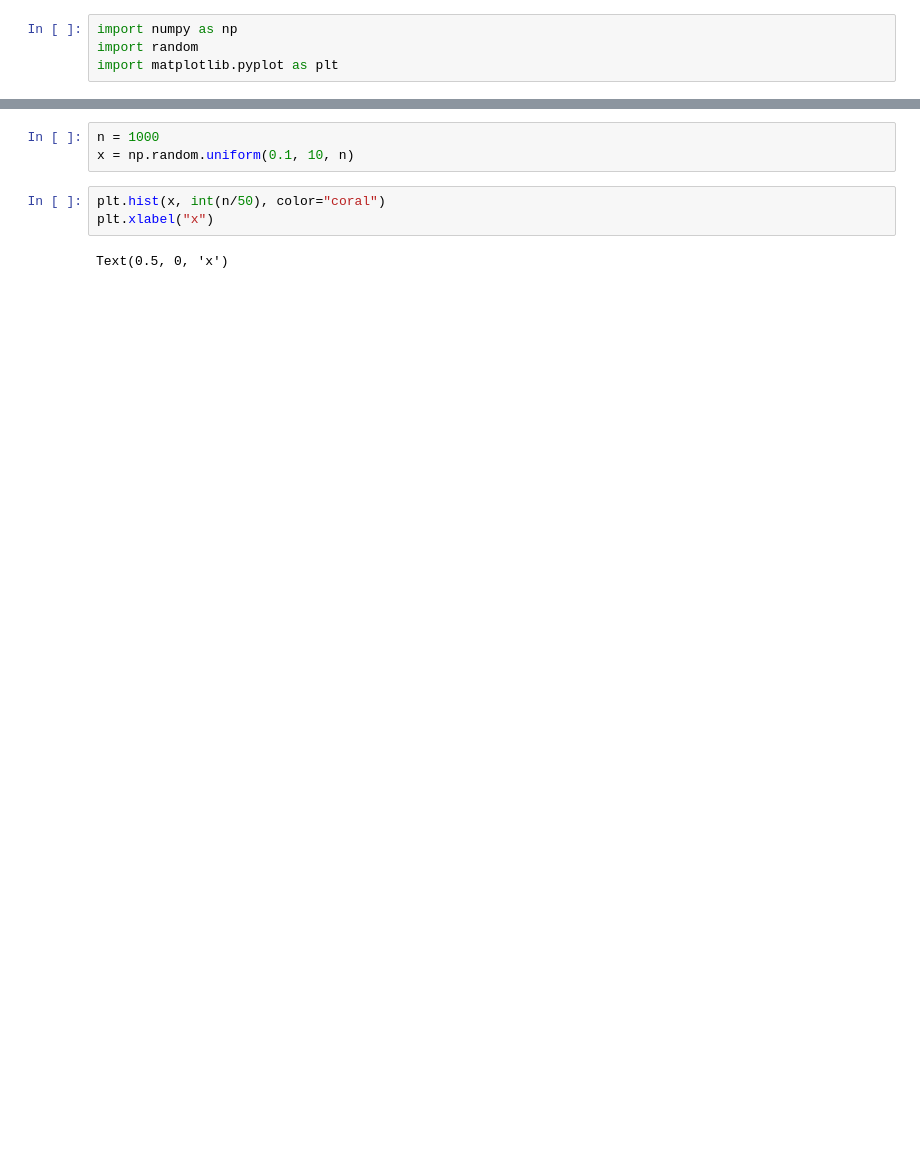
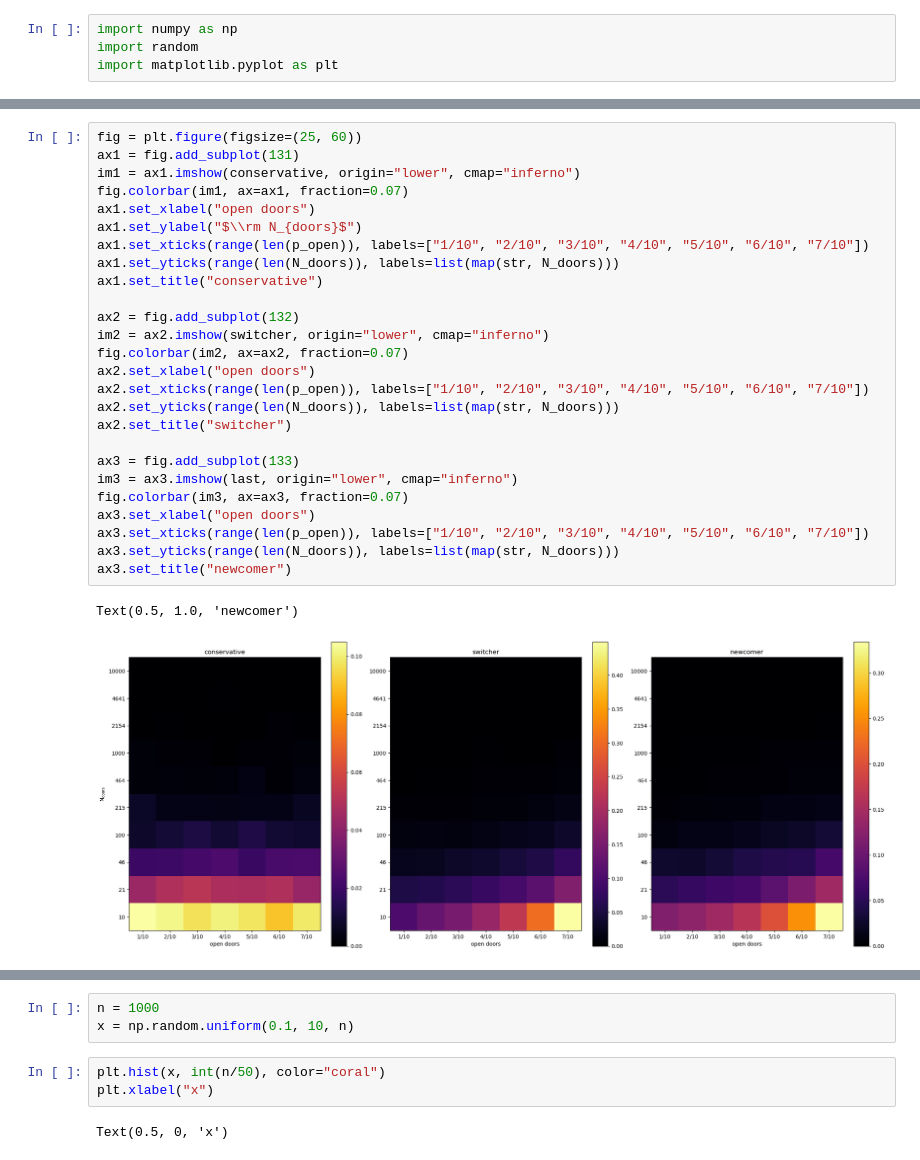
Before and after one commit to Giulia7T/ilovegit, a Jupyter notebook: Monty_Hall.ipynb, the cells around one changed output, grey strips where cells are left out. Drawn from its saved outputs; the diff is of its cells as text; blank space fills up the shorter version.

```diff
--- a/Monty_Hall.ipynb
+++ b/Monty_Hall.ipynb
@@ -36,0 +154,29 @@ Text(0.5, 1.0, 'Monty Hall simulation')
+# %%
+fig = plt.figure(figsize=(25, 60))
+ax1 = fig.add_subplot(131)
+im1 = ax1.imshow(conservative, origin="lower", cmap="inferno")
+fig.colorbar(im1, ax=ax1, fraction=0.07)
+ax1.set_xlabel("open doors")
+ax1.set_ylabel("$\\rm N_{doors}$")
+ax1.set_xticks(range(len(p_open)), labels=["1/10", "2/10", "3/10", "4/10", "5/10", "6/10", "7/10"])
+ax1.set_yticks(range(len(N_doors)), labels=list(map(str, N_doors)))
+ax1.set_title("conservative")
+
+ax2 = fig.add_subplot(132)
+im2 = ax2.imshow(switcher, origin="lower", cmap="inferno")
+fig.colorbar(im2, ax=ax2, fraction=0.07)
+ax2.set_xlabel("open doors")
+ax2.set_xticks(range(len(p_open)), labels=["1/10", "2/10", "3/10", "4/10", "5/10", "6/10", "7/10"])
+ax2.set_yticks(range(len(N_doors)), labels=list(map(str, N_doors)))
+ax2.set_title("switcher")
+
+ax3 = fig.add_subplot(133)
+im3 = ax3.imshow(last, origin="lower", cmap="inferno")
+fig.colorbar(im3, ax=ax3, fraction=0.07)
+ax3.set_xlabel("open doors")
+ax3.set_xticks(range(len(p_open)), labels=["1/10", "2/10", "3/10", "4/10", "5/10", "6/10", "7/10"])
+ax3.set_yticks(range(len(N_doors)), labels=list(map(str, N_doors)))
+ax3.set_title("newcomer")
+# %% [output]
+Text(0.5, 1.0, 'newcomer')
+[figure, added]
```
Also changed, not shown: parts of 20 cells of this notebook.
